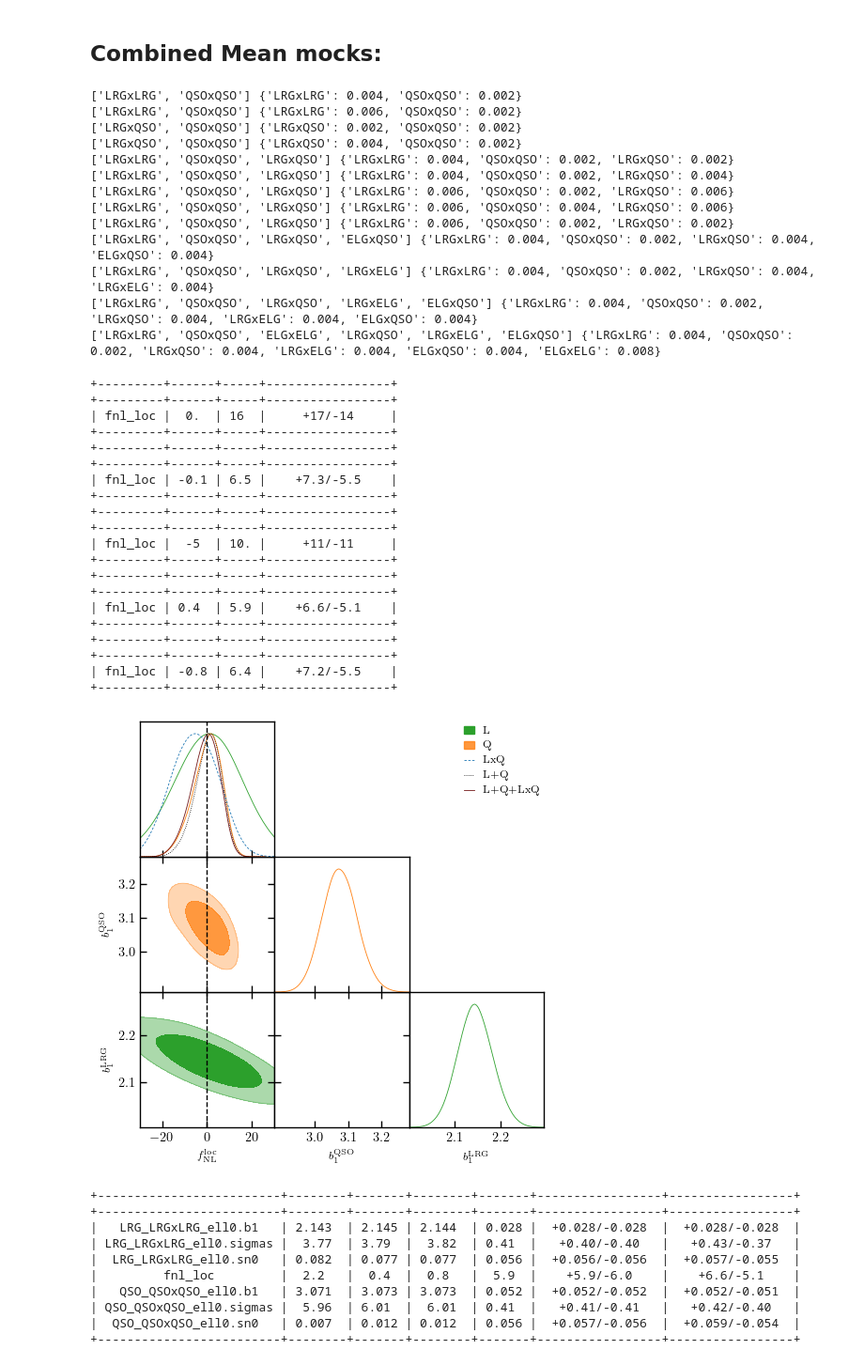
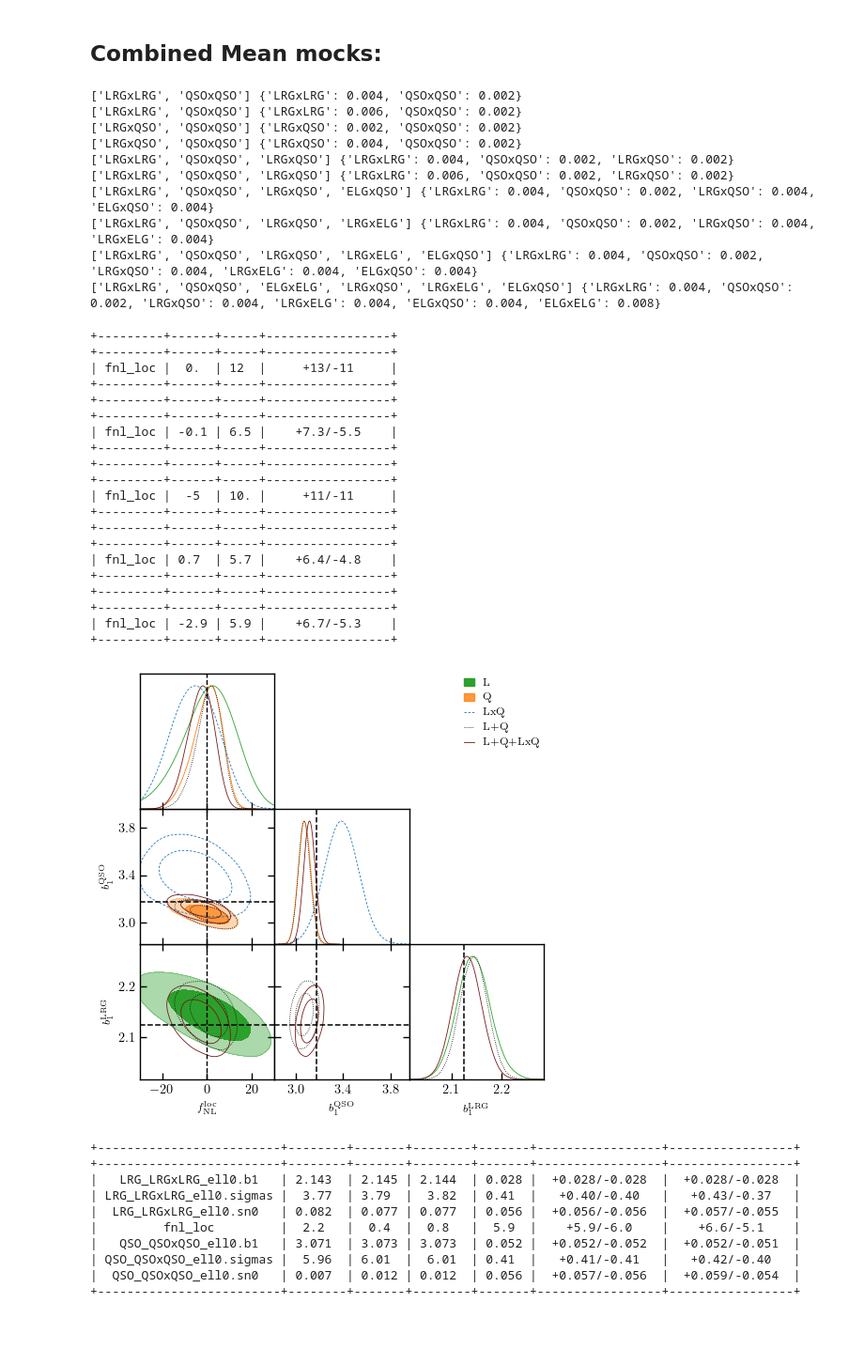
Before and after one commit to Jiaxi-Yu/desi-clustering, a Jupyter notebook: local_png/validation_mocks.ipynb, the cells around one changed output. Shown at 94% size. Drawn from its saved outputs; the diff is of its cells as text; code cells hidden in the pictures; blank space fills up the shorter version.

```diff
--- a/local_png/validation_mocks.ipynb
+++ b/local_png/validation_mocks.ipynb
@@ -754,16 +668,16 @@ orders += [['LRGxLRG', 'QSOxQSO', 'LRGxQSO']]
 kmin_tracers += [{'LRGxLRG': 4e-3, 'QSOxQSO': 2e-3, 'LRGxQSO': 2e-3}]
 
 orders += [['LRGxLRG', 'QSOxQSO', 'LRGxQSO']]
-kmin_tracers += [{'LRGxLRG': 4e-3, 'QSOxQSO': 2e-3, 'LRGxQSO': 4e-3}]
+kmin_tracers += [{'LRGxLRG': 6e-3, 'QSOxQSO': 2e-3, 'LRGxQSO': 2e-3}]
 
-orders += [['LRGxLRG', 'QSOxQSO', 'LRGxQSO']]
-kmin_tracers += [{'LRGxLRG': 6e-3, 'QSOxQSO': 2e-3, 'LRGxQSO': 6e-3}]
+# orders += [['LRGxLRG', 'QSOxQSO', 'LRGxQSO']]
+# kmin_tracers += [{'LRGxLRG': 6e-3, 'QSOxQSO': 2e-3, 'LRGxQSO': 6e-3}]
 
-orders += [['LRGxLRG', 'QSOxQSO', 'LRGxQSO']]
-kmin_tracers += [{'LRGxLRG': 6e-3, 'QSOxQSO': 4e-3, 'LRGxQSO': 6e-3}]
+# orders += [['LRGxLRG', 'QSOxQSO', 'LRGxQSO']]
+# kmin_tracers += [{'LRGxLRG': 6e-3, 'QSOxQSO': 4e-3, 'LRGxQSO': 6e-3}]
 
-orders += [['LRGxLRG', 'QSOxQSO', 'LRGxQSO']]
-kmin_tracers += [{'LRGxLRG': 6e-3, 'QSOxQSO': 2e-3, 'LRGxQSO': 2e-3}]
+# orders += [['LRGxLRG', 'QSOxQSO', 'LRGxQSO']]
+# kmin_tracers += [{'LRGxLRG': 6e-3, 'QSOxQSO': 2e-3, 'LRGxQSO': 2e-3}]
 
 orders += [['LRGxLRG', 'QSOxQSO', 'LRGxQSO', 'ELGxQSO']]
 kmin_tracers += [{'LRGxLRG': 4e-3, 'QSOxQSO': 2e-3, 'LRGxQSO': 4e-3, 'ELGxQSO': 4e-3}]
@@ -799,8 +713,9 @@ for (order, kmin_tracer) in zip(orders, kmin_tracers):
 
         ww = window[tt][region][key].at.observable.match(pp[tt])
         mm[tt] = [mock.match(pp[tt]) for mock in mocks[tt][region]['RIC+AMR']]   # use 1000 EZmocks
-
-        obs[tt], lik[tt] = get_observable_and_likelihood(pp[tt], ww, mm[tt], tt, zeffs[region], engine='camb', fix_fnl=False, nickname=tt)
+        short_tracer = tt.split('x')[0] if tt.split('x')[0] == tt.split('x')[1] else tt
+        obs[tt], lik[tt] = get_observable_and_likelihood(pp[tt], ww, mm[tt], tt, zeffs[region], engine='camb', fix_fnl=False,
+                                                         nickname=short_tracer if 'x' in short_tracer else None)
 
     lik['-'.join(order)] = build_total_likelihood(order, pp, obs, mm, zeffs[region], fiducial)
 
@@ -824,16 +739,27 @@ for (order, kmin_tracer) in zip(orders, kmin_tracers):
 ['LRGxQSO', 'QSOxQSO'] {'LRGxQSO': 0.002, 'QSOxQSO': 0.002}
 ['LRGxQSO', 'QSOxQSO'] {'LRGxQSO': 0.004, 'QSOxQSO': 0.002}
 ['LRGxLRG', 'QSOxQSO', 'LRGxQSO'] {'LRGxLRG': 0.004, 'QSOxQSO': 0.002, 'LRGxQSO': 0.002}
-['LRGxLRG', 'QSOxQSO', 'LRGxQSO'] {'LRGxLRG': 0.004, 'QSOxQSO': 0.002, 'LRGxQSO': 0.004}
-['LRGxLRG', 'QSOxQSO', 'LRGxQSO'] {'LRGxLRG': 0.006, 'QSOxQSO': 0.002, 'LRGxQSO': 0.006}
-['LRGxLRG', 'QSOxQSO', 'LRGxQSO'] {'LRGxLRG': 0.006, 'QSOxQSO': 0.004, 'LRGxQSO': 0.006}
 ['LRGxLRG', 'QSOxQSO', 'LRGxQSO'] {'LRGxLRG': 0.006, 'QSOxQSO': 0.002, 'LRGxQSO': 0.002}
 ['LRGxLRG', 'QSOxQSO', 'LRGxQSO', 'ELGxQSO'] {'LRGxLRG': 0.004, 'QSOxQSO': 0.002, 'LRGxQSO': 0.004, 'ELGxQSO': 0.004}
 ['LRGxLRG', 'QSOxQSO', 'LRGxQSO', 'LRGxELG'] {'LRGxLRG': 0.004, 'QSOxQSO': 0.002, 'LRGxQSO': 0.004, 'LRGxELG': 0.004}
 ['LRGxLRG', 'QSOxQSO', 'LRGxQSO', 'LRGxELG', 'ELGxQSO'] {'LRGxLRG': 0.004, 'QSOxQSO': 0.002, 'LRGxQSO': 0.004, 'LRGxELG': 0.004, 'ELGxQSO': 0.004}
 ['LRGxLRG', 'QSOxQSO', 'ELGxELG', 'LRGxQSO', 'LRGxELG', 'ELGxQSO'] {'LRGxLRG': 0.004, 'QSOxQSO': 0.002, 'LRGxQSO': 0.004, 'LRGxELG': 0.004, 'ELGxQSO': 0.004, 'ELGxELG': 0.008}
+# %%
+# For display purposes, derived some parameters:
+from desilike.base import get_params
+from clustering_statistics.tools import bias
+
+# get the relation between auto and cross bias parameters from the likelihood
+params = get_params(lik['LRGxLRG-QSOxQSO-LRGxQSO'])
+factor_auto_to_cross_lrg = float(params['LRG_LRGxQSO_ell0.b1'].derived.split('*')[1])
+factor_auto_to_cross_qso = float(params['QSO_LRGxQSO_ell0.b1'].derived.split('*')[1])
+
+# apply the factor to the cross-correlation parameter to get the auto-correlation parameter
+key = ('LRGxQSO', 'GCcomb', 'RIC+AMR', 2e-3)
+chains[key]['QSO_ell0.b1'] = chains[key]['QSO_LRGxQSO_ell0.b1'] / factor_auto_to_cross_qso
+chains[key]['LRG_ell0.b1'] = bias(zeffs['GCcomb']['LRGxQSO'][0], tracer="LRG") / factor_auto_to_cross_lrg * np.ones_like(chains[key]['QSO_ell0.b1'])  # set LRG bias to the fiducial value for display purposes
 # %%
-kmin_lrg = 6e-3
+kmin_lrg = 4e-3
 kmin_qso = 2e-3
 kmin_lrgxqso = 2e-3
 
@@ -858,37 +784,44 @@ fig = plot_triangle(to_display,  params, legend_labels=legend_labels, xlabels=xl
                     filled=[True, True, False, False, False],
                     contour_ls=['-', '-', '--', ':', '-'],  g=g, return_fig=True)
 
 axs = fig.get_axes()
 for i in range(3):
     axs[i].axvline(0, ls='--', c='k', lw=1)
     axs[i].set_xlim(-30, 30)
 
+from clustering_statistics.tools import bias
+axs[0].axhline(bias(zeffs['GCcomb']['LRGxLRG'][0], tracer='LRG'), ls='--', c='k')
+axs[3].axhline(bias(zeffs['GCcomb']['LRGxLRG'][0], tracer='LRG'), ls='--', c='k')
+axs[1].axhline(bias(zeffs['GCcomb']['QSOxQSO'][0], tracer='QSO'), ls='--', c='k')
+axs[3].axvline(bias(zeffs['GCcomb']['QSOxQSO'][0], tracer='QSO'), ls='--', c='k')
+axs[4].axvline(bias(zeffs['GCcomb']['QSOxQSO'][0], tracer='QSO'), ls='--', c='k')
+axs[5].axvline(bias(zeffs['GCcomb']['LRGxLRG'][0], tracer='LRG'), ls='--', c='k')
 #axs[2].axhline(2.151, ls='--', c='k', lw=1)
 plt.savefig(f'fig/L+Q+LxQ_mocks_mcmc_kmin_{kmin_lrg:1.0e}-{kmin_qso:1.0e}-{kmin_lrgxqso:1.0e}.png', dpi=400)
 
 plt.show()
 # %% [output]
 +---------+------+-----+-----------------+
 +---------+------+-----+-----------------+
-| fnl_loc |  0.  | 16  |     +17/-14     |
+| fnl_loc |  0.  | 12  |     +13/-11     |
 +---------+------+-----+-----------------+
 +---------+------+-----+-----------------+
 +---------+------+-----+-----------------+
 | fnl_loc | -0.1 | 6.5 |    +7.3/-5.5    |
 +---------+------+-----+-----------------+
 +---------+------+-----+-----------------+
 +---------+------+-----+-----------------+
 | fnl_loc |  -5  | 10. |     +11/-11     |
 +---------+------+-----+-----------------+
 +---------+------+-----+-----------------+
 +---------+------+-----+-----------------+
-| fnl_loc | 0.4  | 5.9 |    +6.6/-5.1    |
+| fnl_loc | 0.7  | 5.7 |    +6.4/-4.8    |
 +---------+------+-----+-----------------+
 +---------+------+-----+-----------------+
 +---------+------+-----+-----------------+
-| fnl_loc | -0.8 | 6.4 |    +7.2/-5.5    |
+| fnl_loc | -2.9 | 5.9 |    +6.7/-5.3    |
 +---------+------+-----+-----------------+
-[figure, old version]
+[figure, new version]
 # %%
 kmin_lrg = 6e-3
 kmin_qso = 2e-3
```
Also changed, not shown: parts of 18 cells of this notebook.
